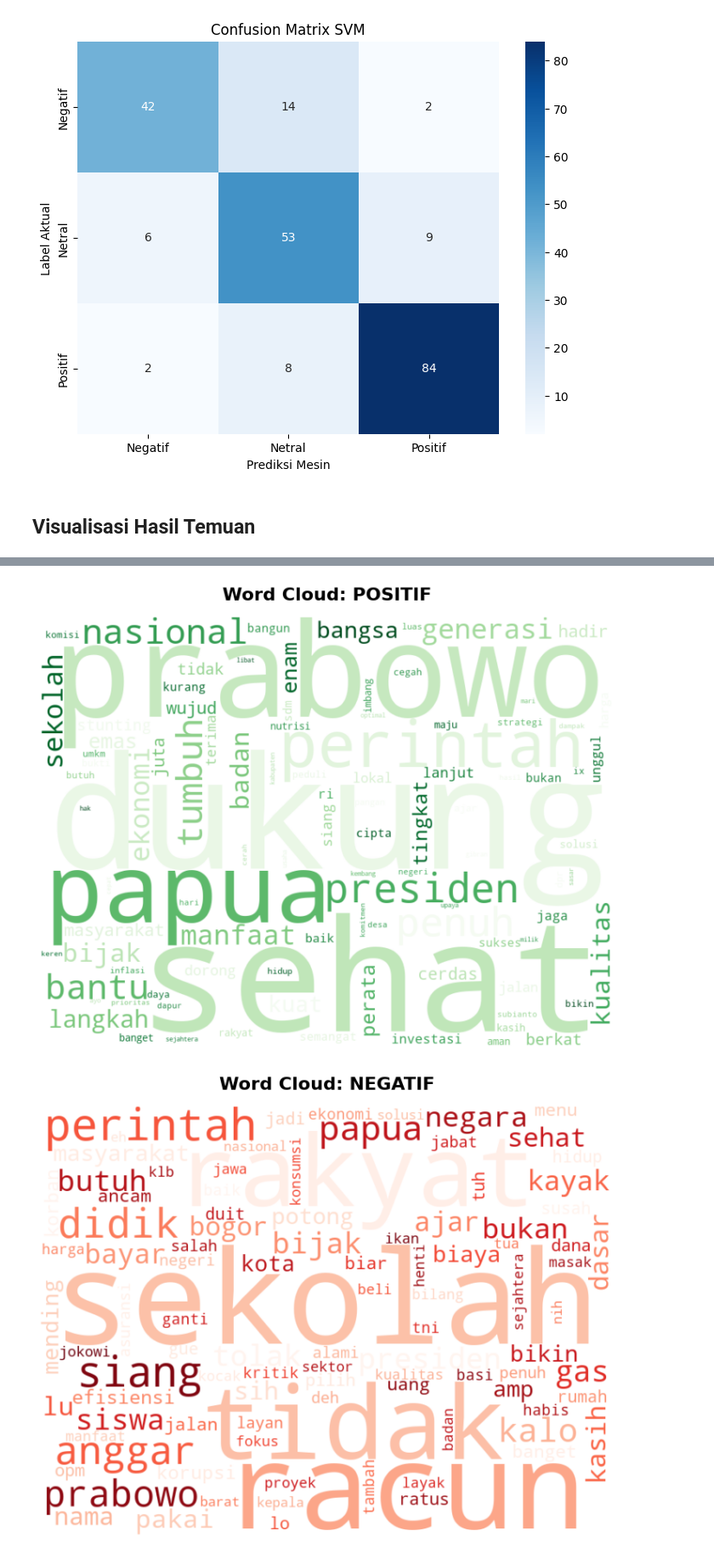
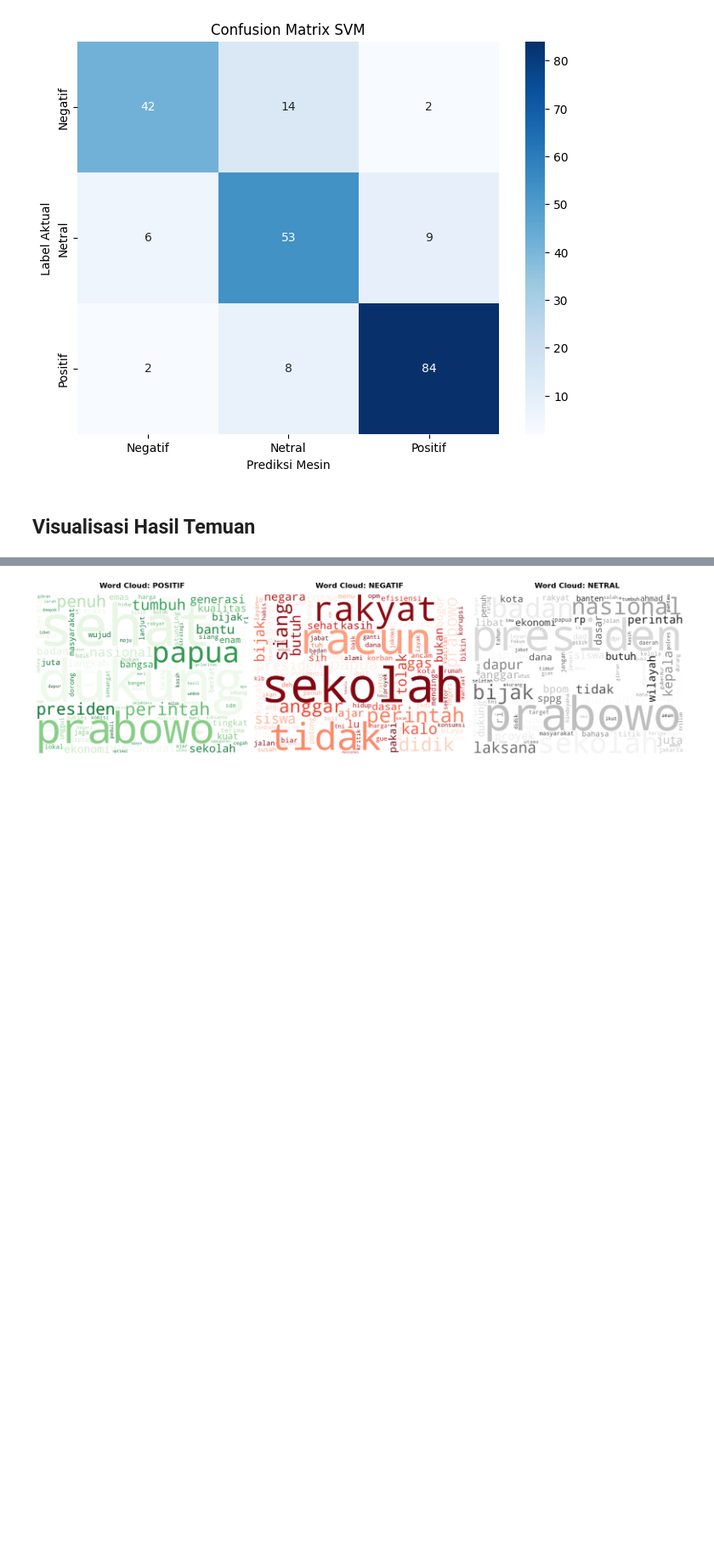
Before and after one commit to mfaruqi35/mbg-sentiment-analysis, a Jupyter notebook: mbg-sentiment-analysis.ipynb, the cells around one changed output, grey strips where cells are left out. Shown at 85% size. Saved outputs shown, nothing was run; the diff lists cells and outputs as text; code cells hidden in the pictures; blank space fills up the shorter version.

```diff
--- a/mbg-sentiment-analysis.ipynb
+++ b/mbg-sentiment-analysis.ipynb
@@ -540,16 +540,19 @@ svm_explainer.fit(X_train_tfidf, y_train)
 
 words = np.array(vectorizer.get_feature_names_out())
 
+plt.figure(figsize=(15, 5))
+
 for i, kelas in enumerate(svm_explainer.classes_):
     top10_idx = np.argsort(svm_explainer.coef_[i])[-10:]
     top10_word = words[top10_idx]
     top10_weight = svm_explainer.coef_[i][top10_idx]
 
-    plt.figure(figsize=(8, 5))
+    # Plotting
+    plt.subplot(1, 3, i+1)
     sns.barplot(x=top10_weight, y=top10_word, hue=top10_word, legend=False, palette='viridis')
     plt.title(f'Top 10 Kata: {kelas.upper()}')
     plt.xlabel('Bobot SVM')
 
-    plt.tight_layout()
-    plt.show()
+plt.tight_layout()
+plt.show()
 # %% [output]
@@ -600,25 +593,25 @@ for i, label in enumerate(labels):
 # %%
+fig, axes = plt.subplots(1, 3, figsize=(20, 6))
+
 for i, label in enumerate(labels):
     combined_text = " ".join(df_final[df_final['label'] == label]['cleaned_text'])
     combined_text_cleaned = hapus_domain_stopword(combined_text)
 
     wordcloud = WordCloud(
         width=800,
         height=600,
         background_color='white',
         colormap=colormaps_wc[i],
         max_words=100,
         contour_width=1,
         contour_color='black',
         collocations=False
     ).generate(combined_text_cleaned)
+    axes[i].imshow(wordcloud, interpolation='bilinear')
+    axes[i].set_title(f'Word Cloud: {label.upper()}', fontsize=16, fontweight='bold', pad=15)
+    axes[i].axis('off')
 
-    plt.figure(figsize=(8, 6))
-    plt.imshow(wordcloud, interpolation='bilinear')
-    plt.title(f'Word Cloud: {label.upper()}', fontsize=16, fontweight='bold', pad=15)
-    plt.axis('off')
-    plt.tight_layout()
-    plt.show()
+plt.tight_layout()
+plt.show()
 # %% [output]
-[figure, old version]
+[figure, new version]
-[figure, removed]
```
Also changed, not shown: parts of 5 cells of this notebook.
